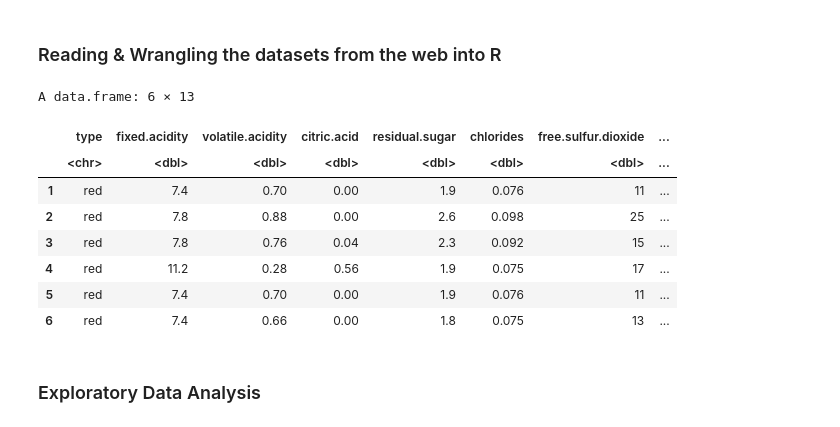
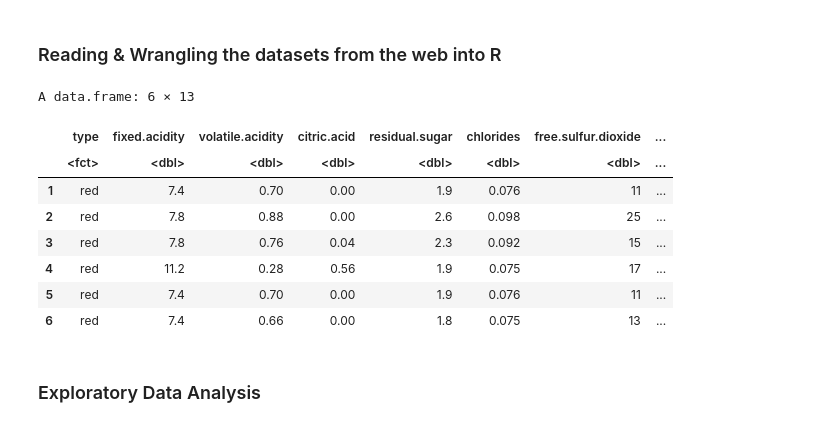
Before and after one commit to omertahi/STAT201-project, a Jupyter notebook: case_proposal.ipynb, the cells around one changed output. Drawn from its saved outputs; the diff is of its cells as text; code cells hidden in the pictures.

```diff
--- a/case_proposal.ipynb
+++ b/case_proposal.ipynb
@@ -43,25 +44,26 @@ library(infer)
 # %%
 url_1 <- "https://archive.ics.uci.edu/ml/machine-learning-databases/wine-quality/winequality-red.csv"
 url_2 <- "https://archive.ics.uci.edu/ml/machine-learning-databases/wine-quality/winequality-white.csv"
 
 redwine_data <-
     read.csv(url_1, sep=';') |>
     mutate(type = "red")
 
 whitewine_data <-
     read.csv(url_2, sep=';') |>
     mutate(type = "white")
 
 wine_data <-
     rbind(redwine_data, whitewine_data) |>
     select(type, fixed.acidity:quality) |>
-    mutate(quality = as_factor(quality))
+    mutate(quality = as_factor(quality),
+           type = as_factor(type))
 
 head(wine_data)
 # %% [output]
 A data.frame: 6 × 13
 |  | type | fixed.acidity | volatile.acidity | citric.acid | residual.sugar | chlorides | free.sulfur.dioxide | ... |
-|  | <chr> | <dbl> | <dbl> | <dbl> | <dbl> | <dbl> | <dbl> | ... |
+|  | <fct> | <dbl> | <dbl> | <dbl> | <dbl> | <dbl> | <dbl> | ... |
 | 1 | red | 7.4 | 0.70 | 0.00 | 1.9 | 0.076 | 11 | ... |
 | 2 | red | 7.8 | 0.88 | 0.00 | 2.6 | 0.098 | 25 | ... |
 | 3 | red | 7.8 | 0.76 | 0.04 | 2.3 | 0.092 | 15 | ... |
```
Also changed, not shown: parts of 6 cells of this notebook.
